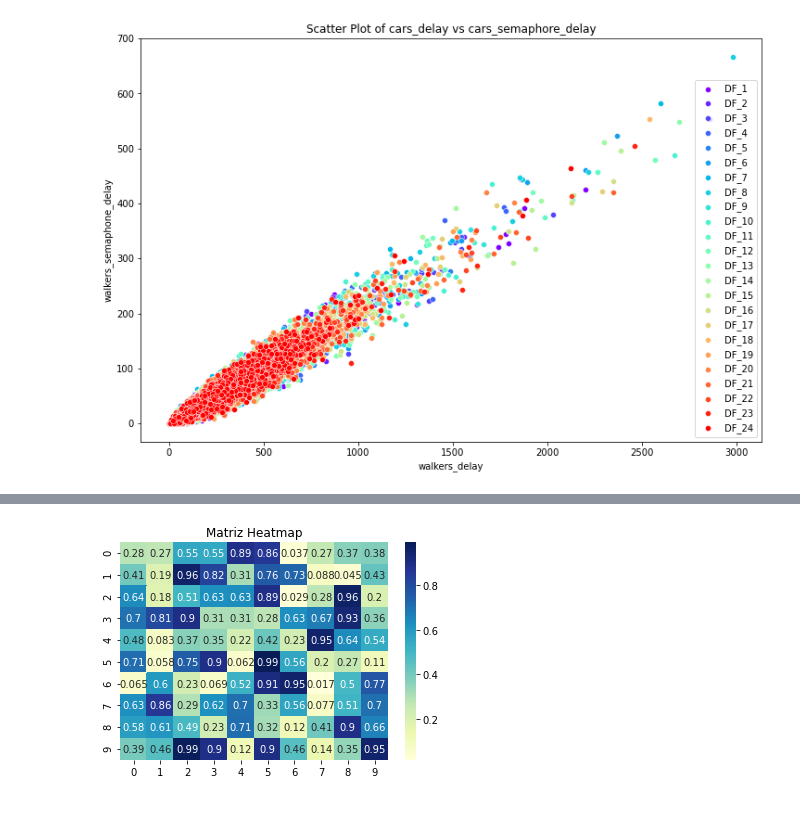
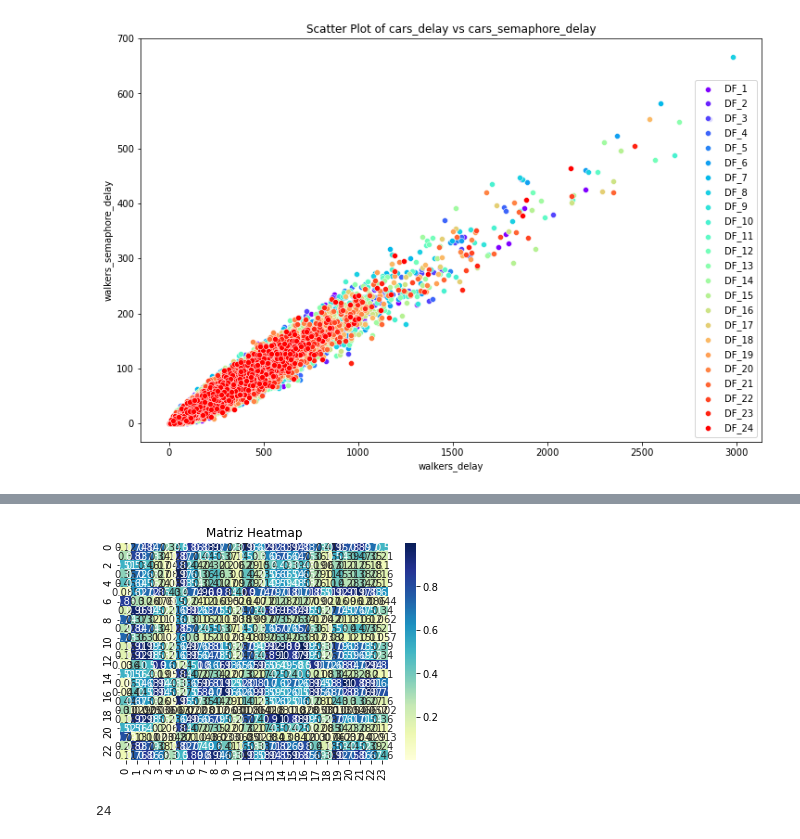
Before and after one commit to BritoAlv/proyecto-ia, a Jupyter notebook: src/statistics/statistics.ipynb, the cells around one changed output, grey strips where cells are left out. Cells and saved outputs as stored; diff of their text form; code cells hidden in the pictures; blank space fills up the shorter version.

```diff
--- a/src/statistics/statistics.ipynb
+++ b/src/statistics/statistics.ipynb
@@ -18,16 +18,14 @@ with open(input_file_standard, 'r') as f:
 
 df_smart = []
 for i in data_smart:
-    i["walkers_semaphone_delay"] = i['walkers_semaphore_delay']
-    df_cars = pd.DataFrame({"cars_delay": i['cars_delay'], "cars_semaphone_delay": i['cars_semaphore_delay']})
-    df_walkers = pd.DataFrame({"walkers_delay": i['walkers_delay'], "walkers_semaphone_delay": i['walkers_semaphone_delay']})
+    df_cars = pd.DataFrame({"cars_delay": i['cars_delay'], "cars_semaphore_delay": i['cars_semaphore_delay']})
+    df_walkers = pd.DataFrame({"walkers_delay": i['walkers_delay'], "walkers_semaphore_delay": i['walkers_semaphore_delay']})
     df_smart.append([df_cars, df_walkers])
 
 df_standard = []
 for i in data_standard:
-    i["walkers_semaphone_delay"] = i['walkers_semaphore_delay']
-    df_cars = pd.DataFrame({"cars_delay": i['cars_delay'], "cars_semaphone_delay": i['cars_semaphore_delay']})
-    df_walkers = pd.DataFrame({"walkers_delay": i['walkers_delay'], "walkers_semaphone_delay": i['walkers_semaphone_delay']})
+    df_cars = pd.DataFrame({"cars_delay": i['cars_delay'], "cars_semaphore_delay": i['cars_semaphore_delay']})
+    df_walkers = pd.DataFrame({"walkers_delay": i['walkers_delay'], "walkers_semaphore_delay": i['walkers_semaphore_delay']})
     df_standard.append([df_cars, df_walkers])
 # %%
 pd.set_option('display.float_format', '{:.3f}'.format)
@@ -177,19 +202,0 @@ La Asimetría de walkers_semaphore_delay es nan
-# %%
-from scipy.stats import kstest, shapiro
-
-
-for x in df_cars.columns:
-    test = df_cars[x].sample(100)
-    D, p_value = kstest(test, 'norm')
-    print(x)
-    print(f"D = {D}")
-    print(f"p-value = {p_value}")
-    print()
-
-for x in df_walkers.columns:
-    test = df_walkers[x].sample(100)
-    D, p_value = kstest(test, 'norm')
-    print(x)
-    print(f"D = {D}")
-    print(f"p-value = {p_value}")
-    print()
@@ -218,16 +235,12 @@ simulations_per_group = 24
 values = [[0 for _ in range(len(df_smart))] for _ in range(len(df_standard))]
 
 for i in range(len(df_smart)):
-    temp = []
     for j in range(len(df_standard)):
         sm = df_smart[i]
         st = df_standard[j]
-        # Convertir las listas de simulaciones a arrays NumPy
         grupo1_array = sm[0]['cars_delay'].values
         grupo2_array = st[0]['cars_delay'].values
 
-        # Realizar el test post-hoc si es necesario
         post_hoc = stats.tukey_hsd(grupo1_array.flatten(), grupo2_array.flatten())
         p_value = post_hoc.pvalue
         values[i][j] = p_value[0][1]
-    values.append(temp)
@@ -252,14 +247,16 @@ for i in range(len(df_smart)):
 # %%
 import seaborn as sns
 import pandas as pd
 import numpy as np
 
 # Crea un DataFrame con la matriz
-df = pd.DataFrame(np.random.rand(10, 10))
+df = pd.DataFrame(values)
 
 # Usa seaborn para crear una heatmap
 sns.heatmap(df, annot=True, cmap="YlGnBu")
 plt.title('Matriz Heatmap')
 plt.show()
+len(df_standard)
 # %% [output]
-[figure, old version]
+[figure, new version]
+24
```
Also changed, not shown: parts of 21 cells of this notebook, 1 other file.
